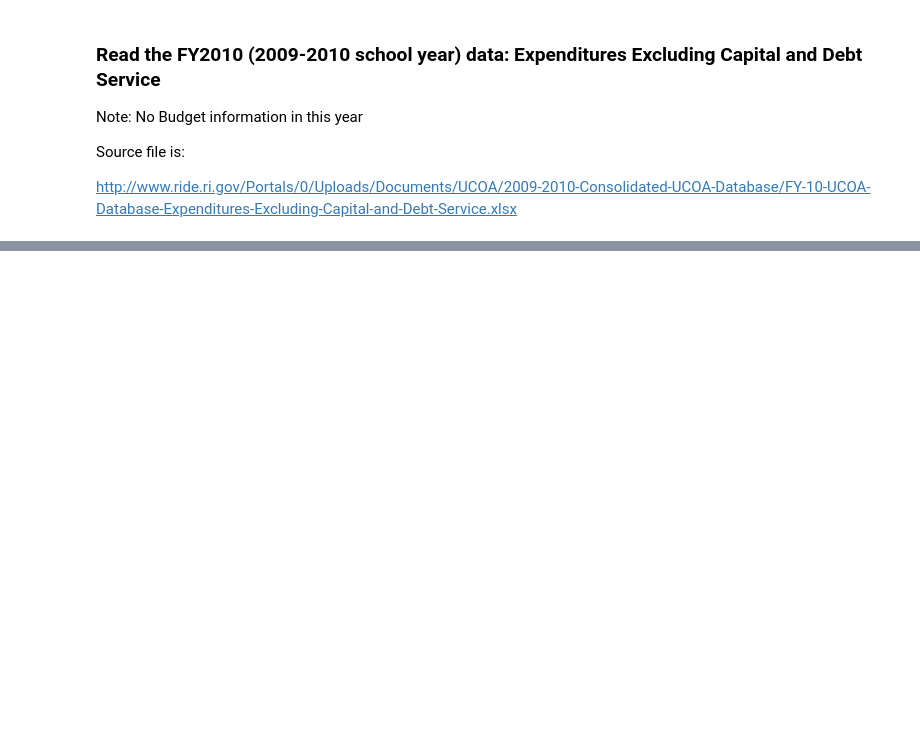
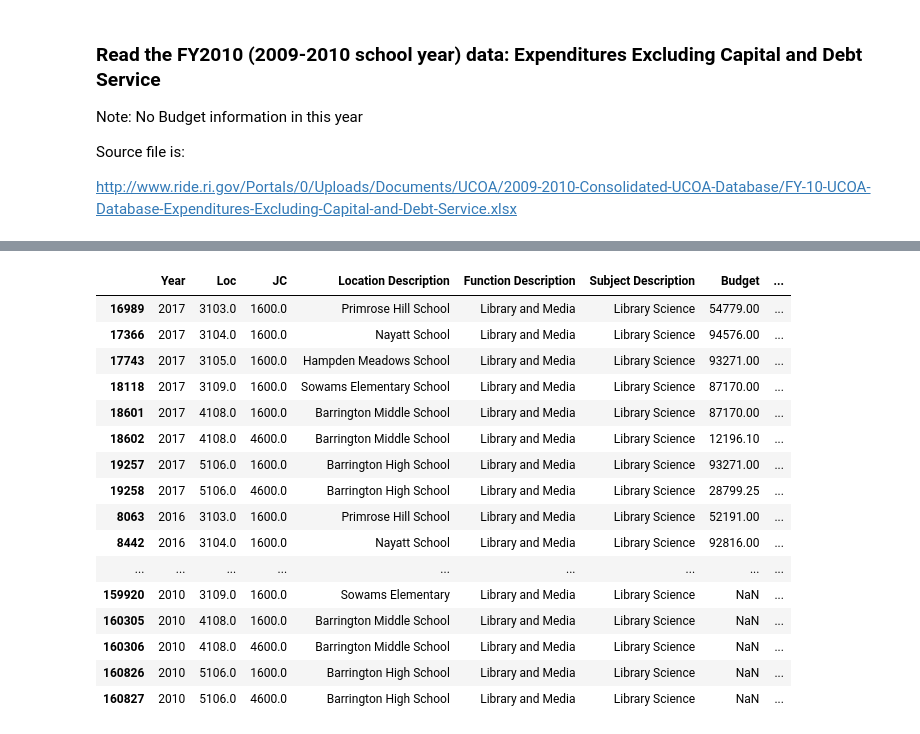
Before and after one commit to equinn1/budg, a Jupyter notebook: school_budget_model_data.ipynb, the cells around one changed output, grey strips where cells are left out. Cells and saved outputs as stored; diff of their text form; code cells hidden in the pictures; blank space fills up the shorter version.

```diff
--- a/school_budget_model_data.ipynb
+++ b/school_budget_model_data.ipynb
@@ -87,7 +160,7 @@ Source file is:
 
 http://media.ride.ri.gov/construction/93-All-Expenditure-Account-Strings-with-Descriptions-no-421-422.xlsx
 # %%
-fy12 = pd.read_csv("../../ride/93-All-Expenditure-Account-Strings-with-Descriptions-no-421-422.csv")
+fy12 = pd.read_csv("../../RIDE/93-All-Expenditure-Account-Strings-with-Descriptions-no-421-422.csv")
 fy12['Year'] = 2012
 print(fy12.shape)
 fy12.columns
@@ -98,7 +180,7 @@ Source file is:
 
 http://media.ride.ri.gov/construction/93-All-Expenditure-Account-Strings-with-Descriptions-no-421-422-FY11.xlsx
 # %%
-fy11 = pd.read_csv("../../ride/93-All-Expenditure-Account-Strings-with-Descriptions-no-421-422-FY11.csv")
+fy11 = pd.read_csv("../../RIDE/93-All-Expenditure-Account-Strings-with-Descriptions-no-421-422-FY11.csv")
 fy11['Year'] = 2011
 print(fy11.shape)
 fy11.columns
@@ -111,7 +201,7 @@ Source file is:
 
 http://www.ride.ri.gov/Portals/0/Uploads/Documents/UCOA/2009-2010-Consolidated-UCOA-Database/FY-10-UCOA-Database-Expenditures-Excluding-Capital-and-Debt-Service.xlsx
 # %%
-fy10 = pd.read_csv("../../ride/FY-10-UCOA-Database-Expenditures-Excluding-Capital-and-Debt-Service.csv")
+fy10 = pd.read_csv("../../RIDE/FY-10-UCOA-Database-Expenditures-Excluding-Capital-and-Debt-Service.csv")
 fy10['Year'] = 2010
 print(fy10.shape)
 fy10.columns
@@ -126,0 +285,4 @@ alleg.to_csv("../../alleg.csv")
+# %%
+allba = allexp.loc[allexp['Dist No']==10.0]
+allba['delta'] = allba['Budget'] > allba['Actual']
+allba['breakage'] = allba['Actual']/allba['Budget']
@@ -133,0 +347,21 @@ alleg.loc[(alleg['Obj']==51110.0)&(alleg['Func']==212.0)&(alleg['Loc']==4103.0)]
+# %%
+allba.loc[(allba['Obj']==51110.0)&(allba['Func']==212.0)][['Year','Loc','JC',  \
+                'Location Description','Function Description','Subject Description','Budget','Actual','breakage']]
+# %% [output]
+|  | Year | Loc | JC | Location Description | Function Description | Subject Description | Budget | ... |
+| 16989 | 2017 | 3103.0 | 1600.0 | Primrose Hill School | Library and Media | Library Science | 54779.00 | ... |
+| 17366 | 2017 | 3104.0 | 1600.0 | Nayatt School | Library and Media | Library Science | 94576.00 | ... |
+| 17743 | 2017 | 3105.0 | 1600.0 | Hampden Meadows School | Library and Media | Library Science | 93271.00 | ... |
+| 18118 | 2017 | 3109.0 | 1600.0 | Sowams Elementary School | Library and Media | Library Science | 87170.00 | ... |
+| 18601 | 2017 | 4108.0 | 1600.0 | Barrington Middle School | Library and Media | Library Science | 87170.00 | ... |
+| 18602 | 2017 | 4108.0 | 4600.0 | Barrington Middle School | Library and Media | Library Science | 12196.10 | ... |
+| 19257 | 2017 | 5106.0 | 1600.0 | Barrington High School | Library and Media | Library Science | 93271.00 | ... |
+| 19258 | 2017 | 5106.0 | 4600.0 | Barrington High School | Library and Media | Library Science | 28799.25 | ... |
+| 8063 | 2016 | 3103.0 | 1600.0 | Primrose Hill School | Library and Media | Library Science | 52191.00 | ... |
+| 8442 | 2016 | 3104.0 | 1600.0 | Nayatt School | Library and Media | Library Science | 92816.00 | ... |
+| ... | ... | ... | ... | ... | ... | ... | ... | ... |
+| 159920 | 2010 | 3109.0 | 1600.0 | Sowams Elementary | Library and Media | Library Science | NaN | ... |
+| 160305 | 2010 | 4108.0 | 1600.0 | Barrington Middle School | Library and Media | Library Science | NaN | ... |
+| 160306 | 2010 | 4108.0 | 4600.0 | Barrington Middle School | Library and Media | Library Science | NaN | ... |
+| 160826 | 2010 | 5106.0 | 1600.0 | Barrington High School | Library and Media | Library Science | NaN | ... |
+| 160827 | 2010 | 5106.0 | 4600.0 | Barrington High School | Library and Media | Library Science | NaN | ... |
```
Also changed, not shown: parts of 25 cells of this notebook, 2 other files.
